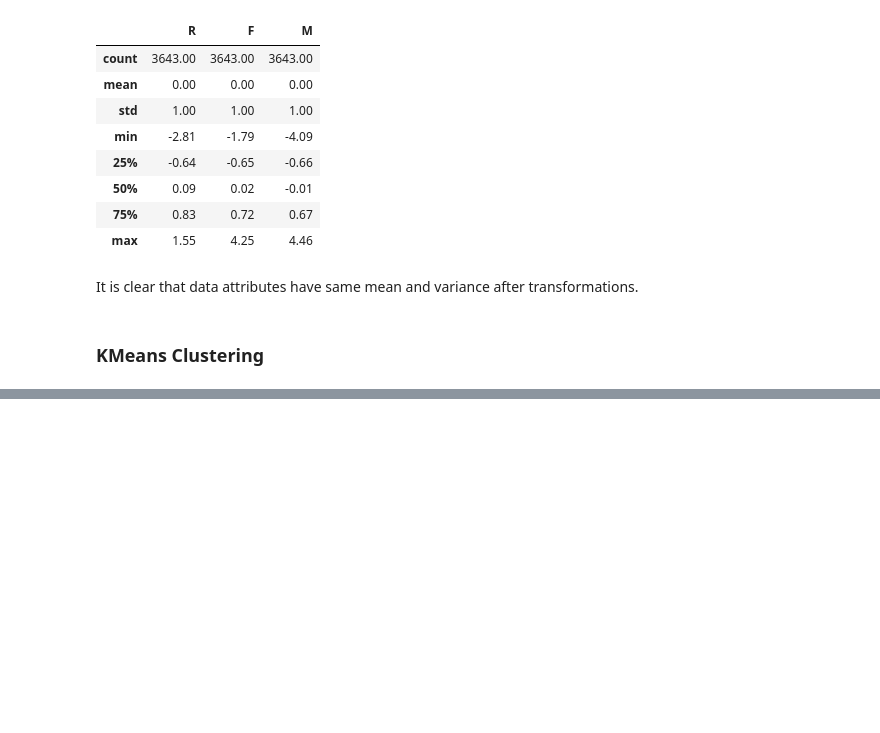
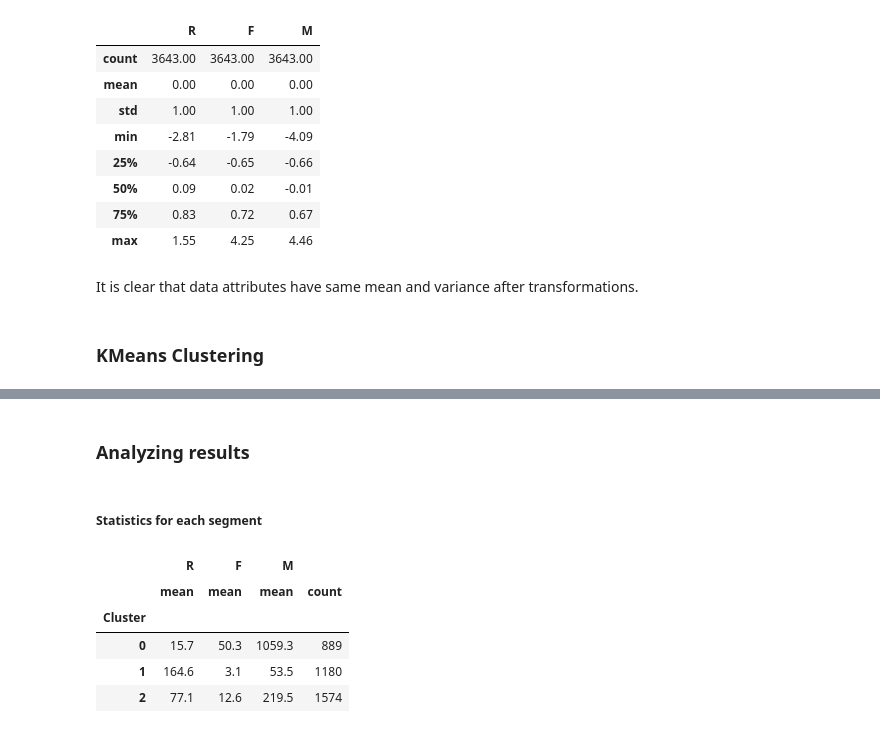
Before and after one commit to m-baset/customer-segmentation, a Jupyter notebook: customer_segmentation.ipynb, the cells around one changed output, grey strips where cells are left out. Drawn from its saved outputs; the diff is of its cells as text; code cells hidden in the pictures; blank space fills up the shorter version.

```diff
--- a/customer_segmentation.ipynb
+++ b/customer_segmentation.ipynb
@@ -234,0 +250,19 @@ It is clear that data attributes have same mean and variance after transformatio
+# %% [markdown]
+### Analyzing results
+# %% [markdown]
+##### Statistics for each segment
+# %%
+# Group and calculate statistics for each cluster
+grouped = customers_rfm_clustered.groupby(['Cluster']).agg({
+    'R': 'mean',
+    'F': 'mean',
+    'M': ['mean', 'count']
+  }).round(1)
+grouped
+# %% [output]
+|  | R | F | M |  |
+|  | mean | mean | mean | count |
+| Cluster |  |  |  |  |
+| 0 | 15.7 | 50.3 | 1059.3 | 889 |
+| 1 | 164.6 | 3.1 | 53.5 | 1180 |
+| 2 | 77.1 | 12.6 | 219.5 | 1574 |
```
Also changed, not shown: parts of 12 cells of this notebook.
